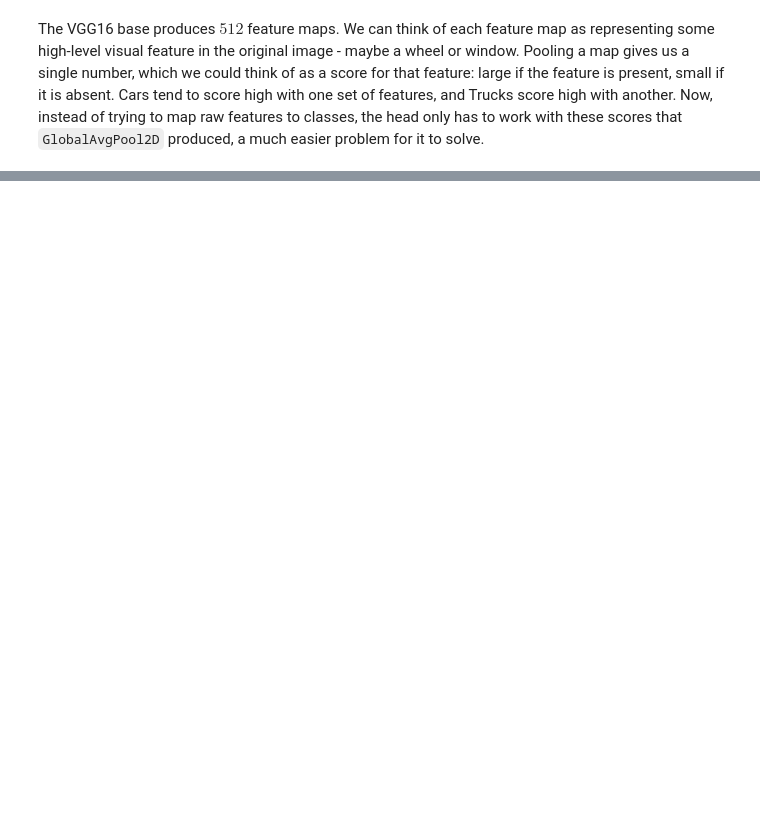
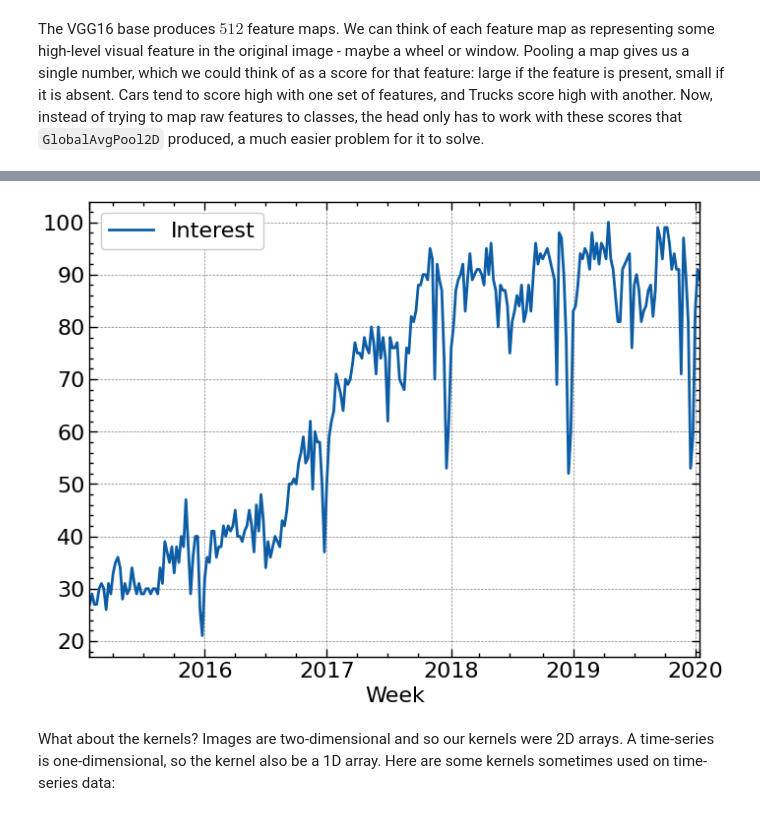
Before and after one commit to seanie5011/KaggleLearn, a Jupyter notebook: CompVision.ipynb, the cells around one changed output, grey strips where cells are left out. Cells and saved outputs as stored; diff of their text form; code cells hidden in the pictures; blank space fills up the shorter version.

```diff
--- a/CompVision.ipynb
+++ b/CompVision.ipynb
@@ -694,0 +852,13 @@ The VGG16 base produces $512$ feature maps. We can think of each feature map as
+# %%
+# Load the time series as a Pandas dataframe
+machinelearning = pd.read_csv(
+    'Assets/machinelearning.csv',
+    parse_dates=['Week'],
+    index_col='Week',
+)
+
+machinelearning.plot();
+# %% [output]
+[figure, added]
+# %% [markdown]
+What about the kernels? Images are two-dimensional and so our kernels were 2D arrays. A time-series is one-dimensional, so the kernel also be a 1D array. Here are some kernels sometimes used on time-series data:
```
Also changed, not shown: parts of 33 cells of this notebook, 7 other files.
